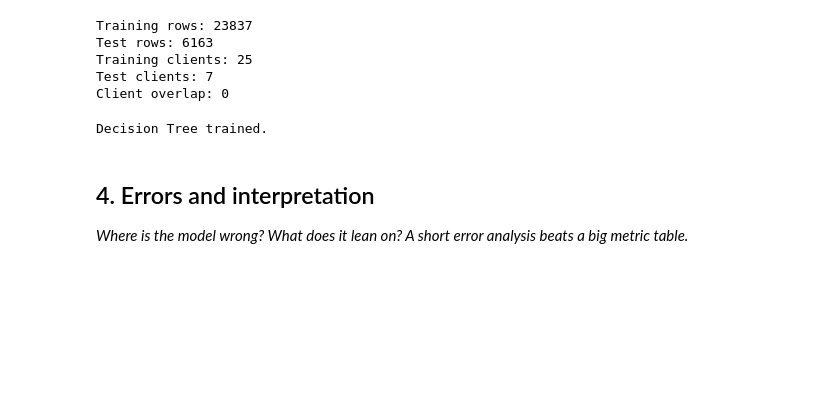
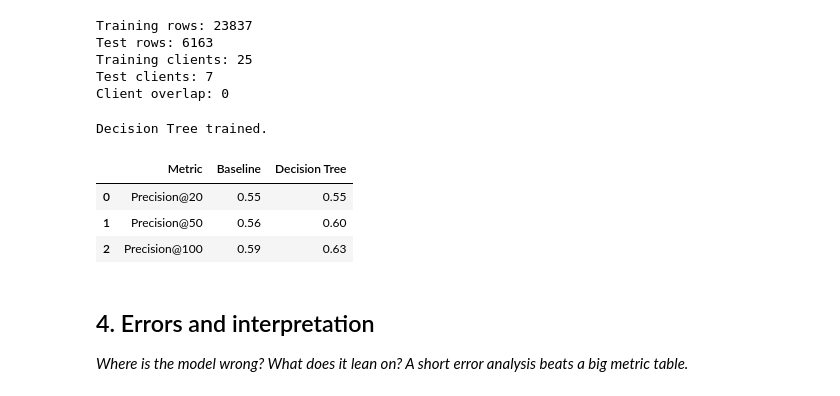
Before and after one commit to dwaynemongaya/flyrank-ml-internship_dwaynemongaya, a Jupyter notebook: work/notebooks/w05_model.ipynb, the cells around one changed output. Saved outputs shown, nothing was run; the diff lists cells and outputs as text; code cells hidden in the pictures; blank space fills up the shorter version.

```diff
--- a/work/notebooks/w05_model.ipynb
+++ b/work/notebooks/w05_model.ipynb
@@ -151,6 +151,36 @@ def precision_at_k(scores, labels, k):
     top_k = labels[order[:k]]
 
     return top_k.mean()
+# %%
+results = []
+
+for k in [20, 50, 100]:
+    baseline_precision = precision_at_k(
+        baseline_score,
+        y_test,
+        k
+    )
+
+    tree_precision = precision_at_k(
+        tree_score,
+        y_test,
+        k
+    )
+
+    results.append({
+        "Metric": f"Precision@{k}",
+        "Baseline": baseline_precision,
+        "Decision Tree": tree_precision
+    })
+
+results_df = pd.DataFrame(results)
+
+display(results_df)
+# %% [output]
+|  | Metric | Baseline | Decision Tree |
+| 0 | Precision@20 | 0.55 | 0.55 |
+| 1 | Precision@50 | 0.56 | 0.60 |
+| 2 | Precision@100 | 0.59 | 0.63 |
 # %% [markdown]
 ## 4. Errors and interpretation
 
```
